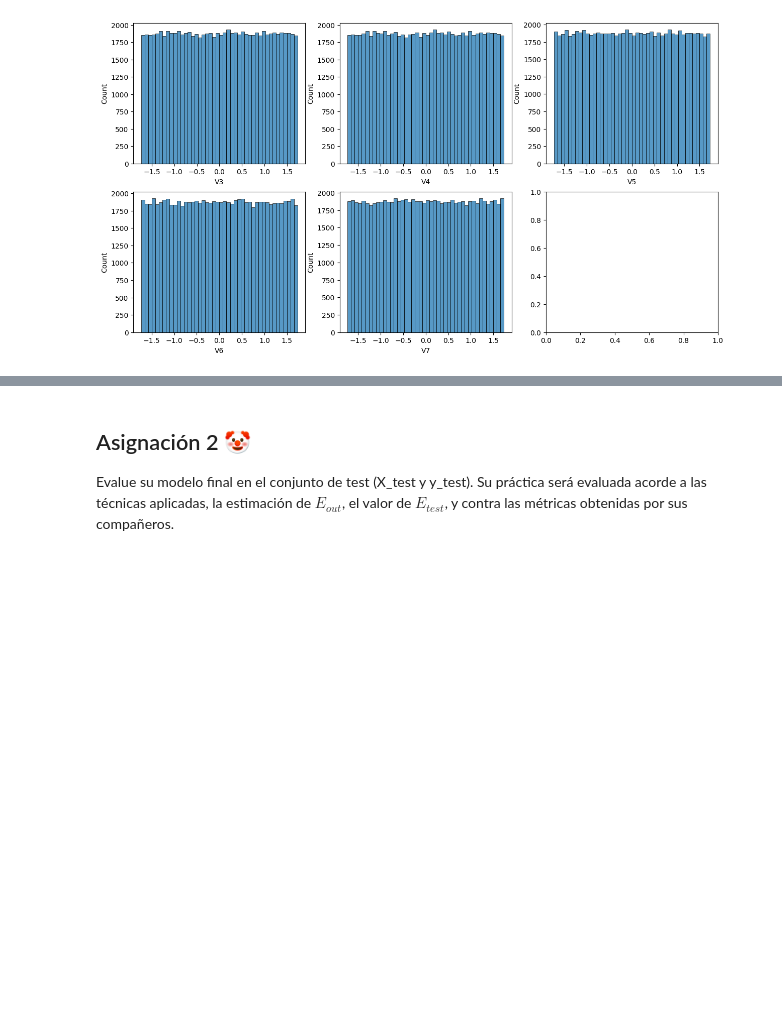
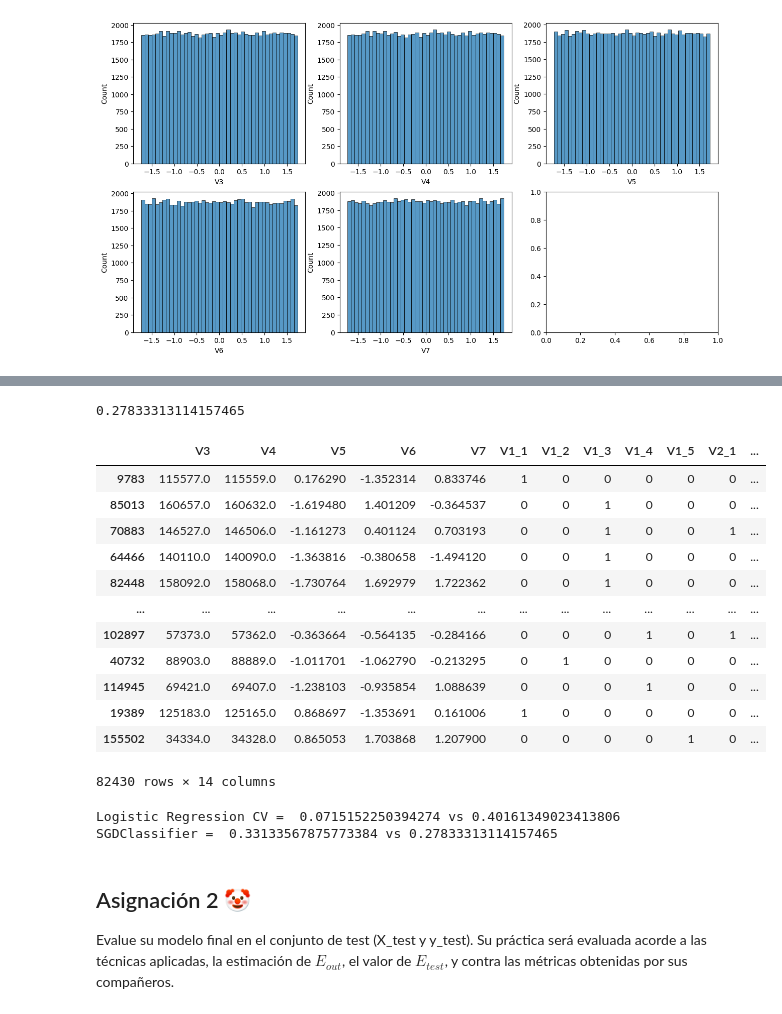
Before and after one commit to V-ivan11/Modelado, a Jupyter notebook: Practicas/4 - Overfitting.ipynb, the cells around one changed output, grey strips where cells are left out. Cells and saved outputs as stored; diff of their text form; code cells hidden in the pictures; blank space fills up the shorter version.

Commit message:
Logistic and SGD test

```diff
--- a/Practicas/4 - Overfitting.ipynb
+++ b/Practicas/4 - Overfitting.ipynb
@@ -165,3 +206,36 @@ for i, col in enumerate(columns):
+# %%
+model = SGDClassifier(max_iter=1000, tol=1e-3)
+model = model.fit(X_train, y_train)
+print(model.score(X_train, y_train))
+# %% [output]
+0.27833313114157465
+# %%
+X_test = pd.get_dummies(X_test, prefix=["V1","V2"], columns=["V1","V2"])
+X_test["V5"] = (X_test["V5"] - X_test["V5"].mean()) / X_test["V5"].std()
+X_test["V6"] = (X_test["V6"] - X_test["V6"].mean()) / X_test["V6"].std()
+X_test["V7"] = (X_test["V7"] - X_test["V7"].mean()) / X_test["V7"].std()
+X_test = X_test.drop(columns=['V3', 'V4'])
+X_test
+# %% [output]
+|  | V3 | V4 | V5 | V6 | V7 | V1_1 | V1_2 | V1_3 | V1_4 | V1_5 | V2_1 | ... |
+| 9783 | 115577.0 | 115559.0 | 0.176290 | -1.352314 | 0.833746 | 1 | 0 | 0 | 0 | 0 | 0 | ... |
+| 85013 | 160657.0 | 160632.0 | -1.619480 | 1.401209 | -0.364537 | 0 | 0 | 1 | 0 | 0 | 0 | ... |
+| 70883 | 146527.0 | 146506.0 | -1.161273 | 0.401124 | 0.703193 | 0 | 0 | 1 | 0 | 0 | 1 | ... |
+| 64466 | 140110.0 | 140090.0 | -1.363816 | -0.380658 | -1.494120 | 0 | 0 | 1 | 0 | 0 | 0 | ... |
+| 82448 | 158092.0 | 158068.0 | -1.730764 | 1.692979 | 1.722362 | 0 | 0 | 1 | 0 | 0 | 0 | ... |
+| ... | ... | ... | ... | ... | ... | ... | ... | ... | ... | ... | ... | ... |
+| 102897 | 57373.0 | 57362.0 | -0.363664 | -0.564135 | -0.284166 | 0 | 0 | 0 | 1 | 0 | 1 | ... |
+| 40732 | 88903.0 | 88889.0 | -1.011701 | -1.062790 | -0.213295 | 0 | 1 | 0 | 0 | 0 | 0 | ... |
+| 114945 | 69421.0 | 69407.0 | -1.238103 | -0.935854 | 1.088639 | 0 | 0 | 0 | 1 | 0 | 0 | ... |
+| 19389 | 125183.0 | 125165.0 | 0.868697 | -1.353691 | 0.161006 | 1 | 0 | 0 | 0 | 0 | 0 | ... |
+| 155502 | 34334.0 | 34328.0 | 0.865053 | 1.703868 | 1.207900 | 0 | 0 | 0 | 0 | 1 | 0 | ... |
+82430 rows × 14 columns
+# %%
+print("Logistic Regression CV =", model_train.score(X_test, y_test), "vs", model_train.score(X_train, y_train))
+print("SGDClassifier = ", model.score(X_test, y_test), "vs", model.score(X_train, y_train))
+# %% [output]
+Logistic Regression CV =  0.0715152250394274 vs 0.40161349023413806
+SGDClassifier =  0.33133567875773384 vs 0.27833313114157465
 # %% [markdown]
 ## Asignación 2 &#x1F921;
 
```
Also changed, not shown: parts of 3 cells of this notebook.
